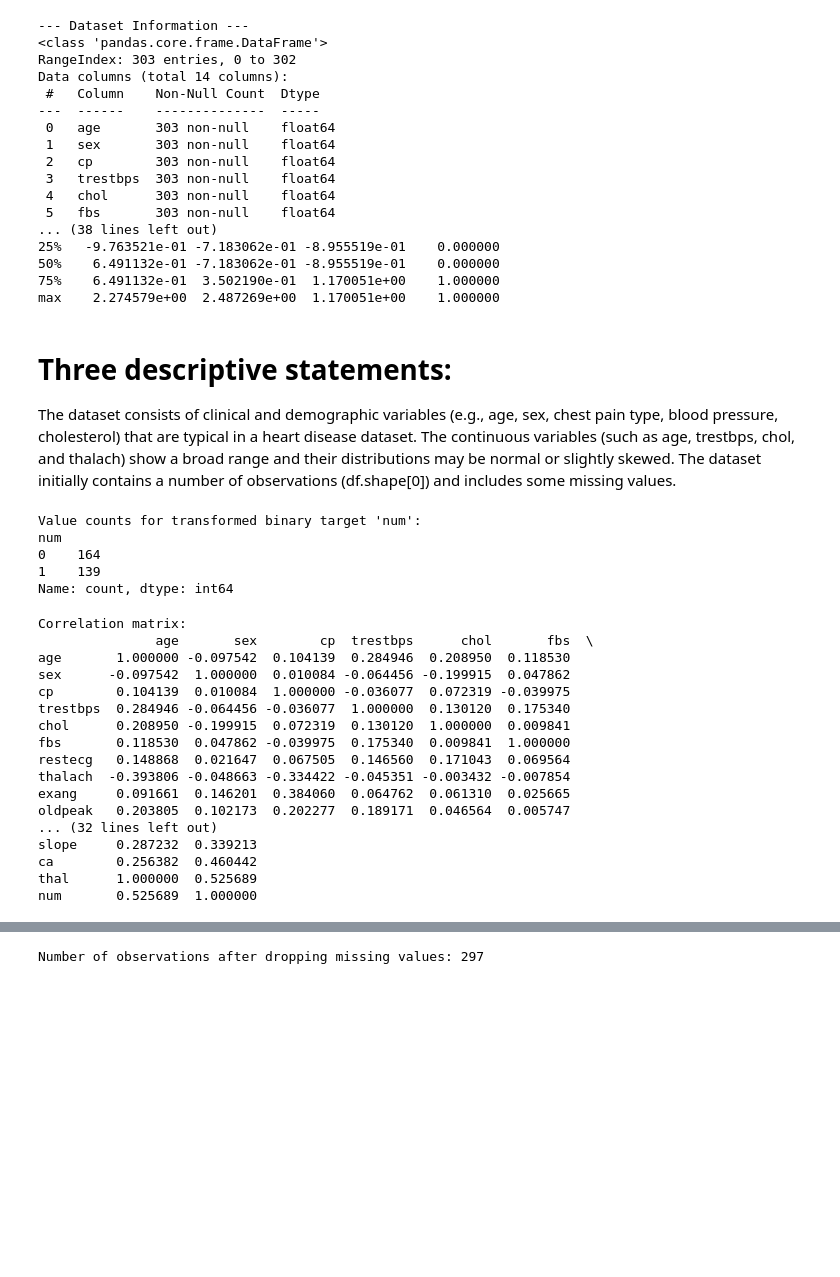
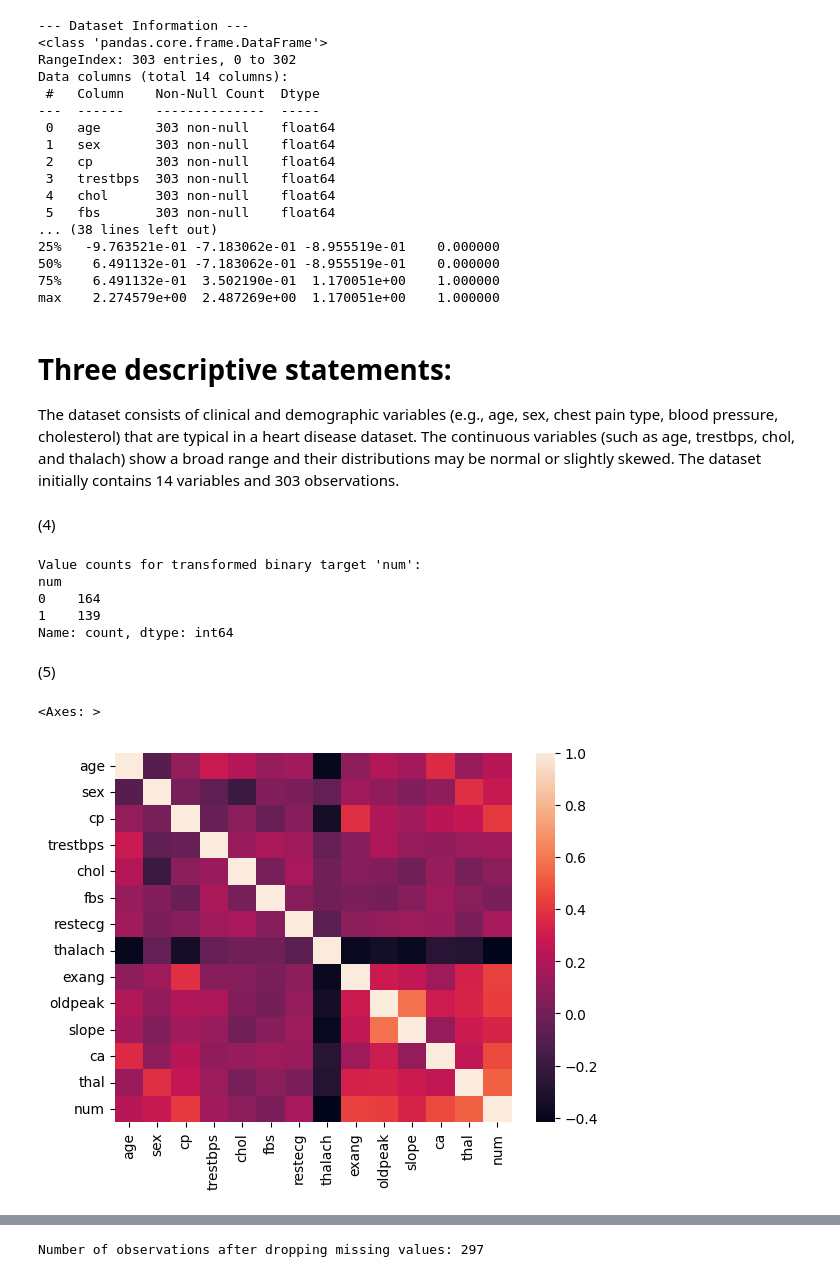
Before and after one commit to DelphineShen/Assignment6, a Jupyter notebook: assignment6.ipynb, the cells around one changed output, grey strips where cells are left out. Drawn from its saved outputs; the diff is of its cells as text; code cells hidden in the pictures; blank space fills up the shorter version.

```diff
--- a/assignment6.ipynb
+++ b/assignment6.ipynb
@@ -181,5 +208,7 @@ max    2.274579e+00  2.487269e+00  1.170051e+00    1.000000
 # Three descriptive statements:
 The dataset consists of clinical and demographic variables (e.g., age, sex, chest pain type, blood pressure, cholesterol) that are typical in a heart disease dataset.
 The continuous variables (such as age, trestbps, chol, and thalach) show a broad range and their distributions may be normal or slightly skewed.
-The dataset initially contains a number of observations (df.shape[0]) and includes some missing values.
+The dataset initially contains 14 variables and 303 observations.
+# %% [markdown]
+(4)
 # %%
@@ -193,26 +221,12 @@ num
 0    164
 1    139
 Name: count, dtype: int64
+# %% [markdown]
+(5)
 # %%
 # 5(need further explaining)
 corr_matrix = df.corr()
-print("\nCorrelation matrix:")
-print(corr_matrix)
+sns.heatmap(corr_matrix)
 # %% [output]
-Correlation matrix:
-               age       sex        cp  trestbps      chol       fbs  \
-age       1.000000 -0.097542  0.104139  0.284946  0.208950  0.118530
-sex      -0.097542  1.000000  0.010084 -0.064456 -0.199915  0.047862
-cp        0.104139  0.010084  1.000000 -0.036077  0.072319 -0.039975
-trestbps  0.284946 -0.064456 -0.036077  1.000000  0.130120  0.175340
-chol      0.208950 -0.199915  0.072319  0.130120  1.000000  0.009841
-fbs       0.118530  0.047862 -0.039975  0.175340  0.009841  1.000000
-restecg   0.148868  0.021647  0.067505  0.146560  0.171043  0.069564
-thalach  -0.393806 -0.048663 -0.334422 -0.045351 -0.003432 -0.007854
-exang     0.091661  0.146201  0.384060  0.064762  0.061310  0.025665
-oldpeak   0.203805  0.102173  0.202277  0.189171  0.046564  0.005747
-... (32 lines left out)
-slope     0.287232  0.339213
-ca        0.256382  0.460442
-thal      1.000000  0.525689
-num       0.525689  1.000000
+<Axes: >
+[figure, added]
```
Also changed, not shown: parts of 24 cells of this notebook.
